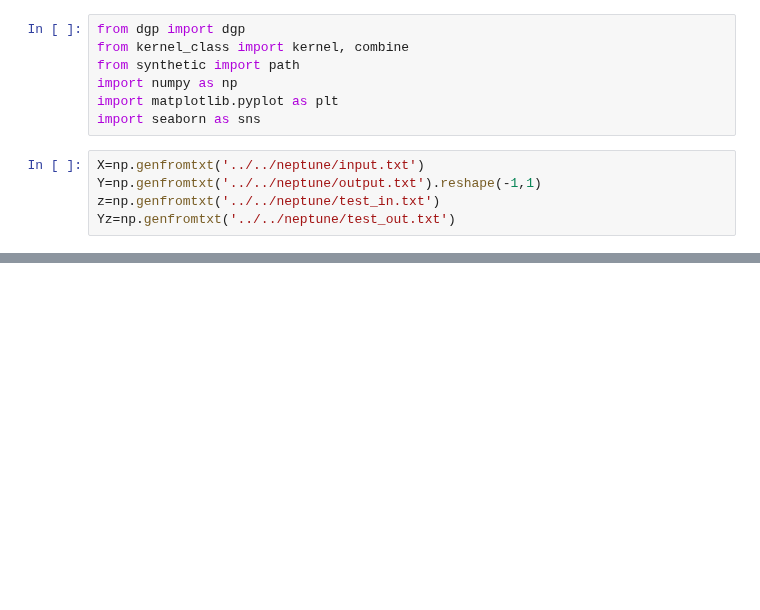
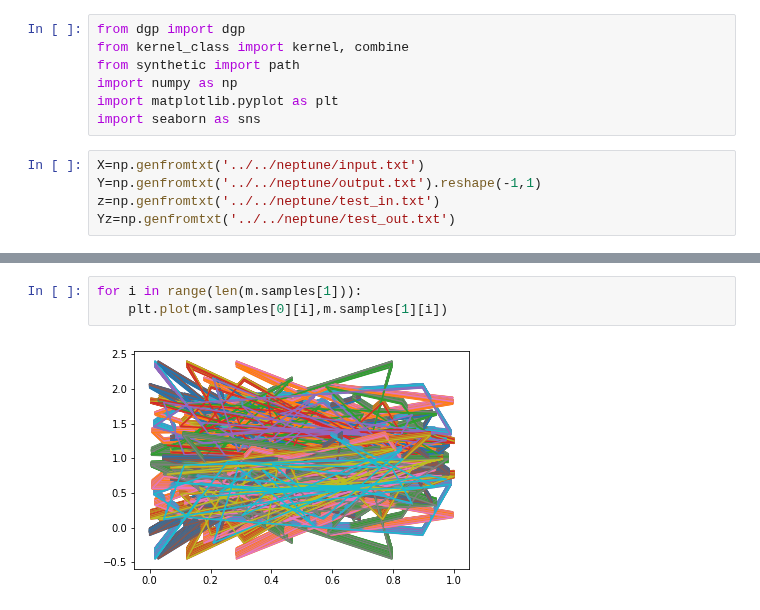
Before and after one commit to mingdeyu/DGP, a Jupyter notebook: Friedman_fct.ipynb, the cells around one changed output, grey strips where cells are left out. Cells and saved outputs as stored; diff of their text form; blank space fills up the shorter version.

```diff
--- a/Friedman_fct.ipynb
+++ b/Friedman_fct.ipynb
@@ -44,3 +50,8 @@ np.sqrt(np.mean((mu-Yz)**2))/(np.max(Yz)-np.min(Yz))
+# %%
+for i in range(len(m.samples[1])):
+    plt.plot(m.samples[0][i],m.samples[1][i])
+# %% [output]
+[figure, added]
 # %%
 for i in range(len(m.samples[1])):
     plt.plot(m.samples[1][i],m.samples[2][i])
```
Also changed, not shown: parts of 8 cells of this notebook, 4 other files.
